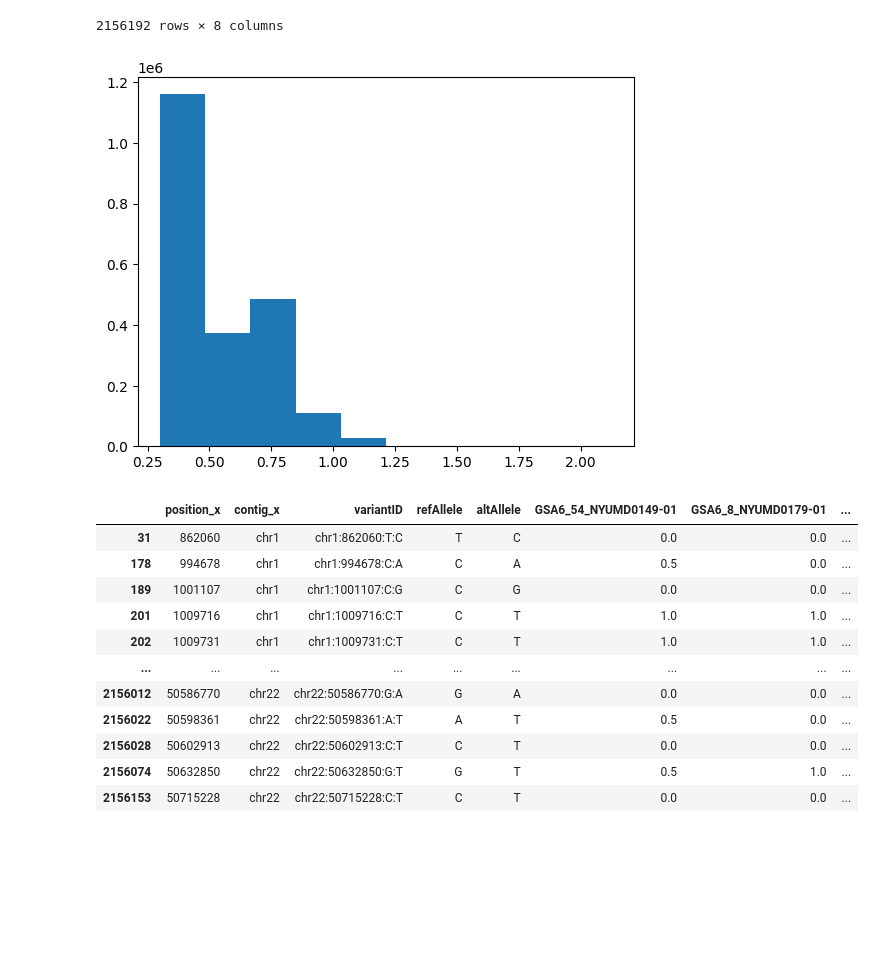
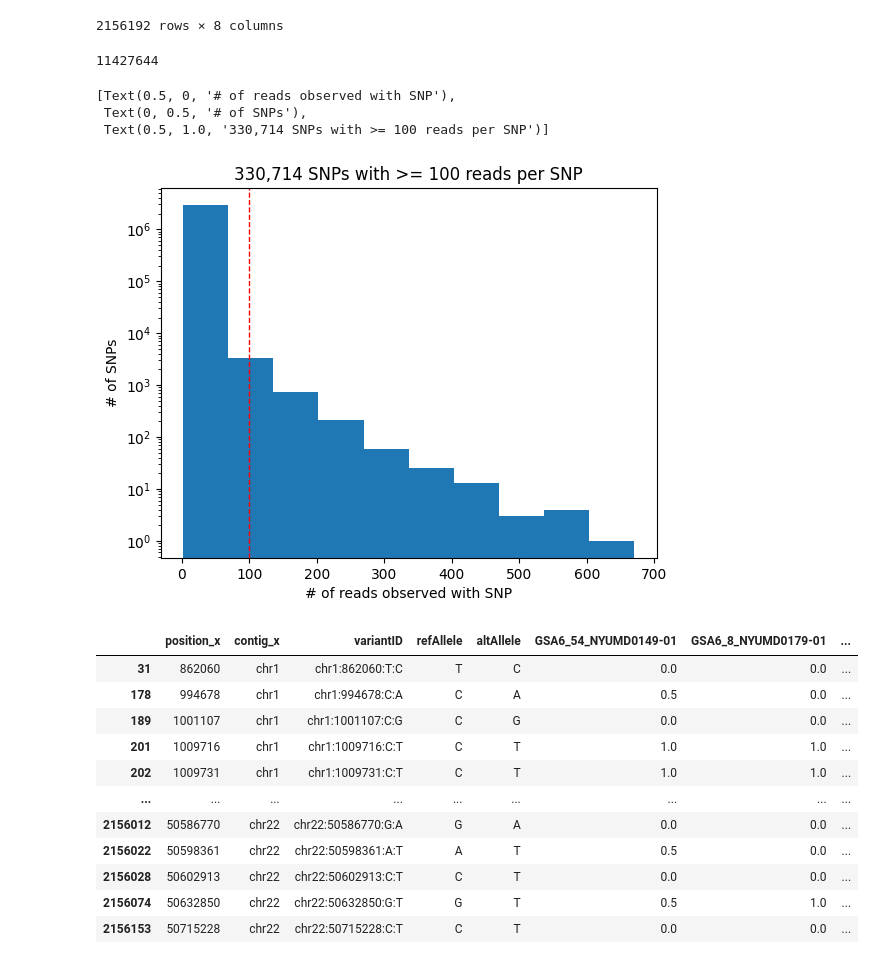
Before and after one commit to daklab/poolqtl, a Jupyter notebook: src/ariana_round2.ipynb, the cells around one changed output. Saved outputs shown, nothing was run; the diff lists cells and outputs as text; code cells hidden in the pictures; blank space fills up the shorter version.

Commit message:
Added code to plot filtering on total reads per SNP, which was causing regression to fail for MEF2C

```diff
--- a/src/ariana_round2.ipynb
+++ b/src/ariana_round2.ipynb
@@ -125,7 +127,7 @@ read_counts(monocytes_counts_files[3])
 | 2156191 | chr22 | 50786172 | chr22:50786172:G:A | G | A | 5 | 0 | 5 |
 2156192 rows × 8 columns
 # %%
-dat = read_counts(monocytes_counts_files[3])
+dat = read_counts(monocytes_counts_files[4])
 geno = geno_mono
 sample_inds = range(5, geno_mono.shape[1])
 total_thres = 100
@@ -152,8 +156,19 @@ y = comb_sub.allelic_ratio.to_numpy() # observed allelic proportions
 # %%
-plt.hist(np.log10(combined.totalCount))
-plt.show()
+pprint.(np.sum(combined.totalCount))
 # %% [output]
-[figure, removed]
+11427644
+# %%
+fig, ax3 = plt.subplots(1,1)
+n_keep = np.sum(combined[combined.totalCount > total_thres].totalCount)
+ax3.hist(combined.totalCount, log=True)
+ax3.axvline(x=total_thres, color='r', linestyle='dashed', linewidth=1)
+ax3.set(xlabel = "# of reads observed with SNP", ylabel = "# of SNPs",
+                   title = f"{n_keep:,} SNPs with >= {total_thres} reads per SNP")
+# %% [output]
+[Text(0.5, 0, '# of reads observed with SNP'),
+ Text(0, 0.5, '# of SNPs'),
+ Text(0.5, 1.0, '330,714 SNPs with >= 100 reads per SNP')]
+[figure, added]
 # %%
 combined[combined.totalCount >= 10]
 # %% [output]
```
Also changed, not shown: parts of 5 cells of this notebook, 1 other file.
